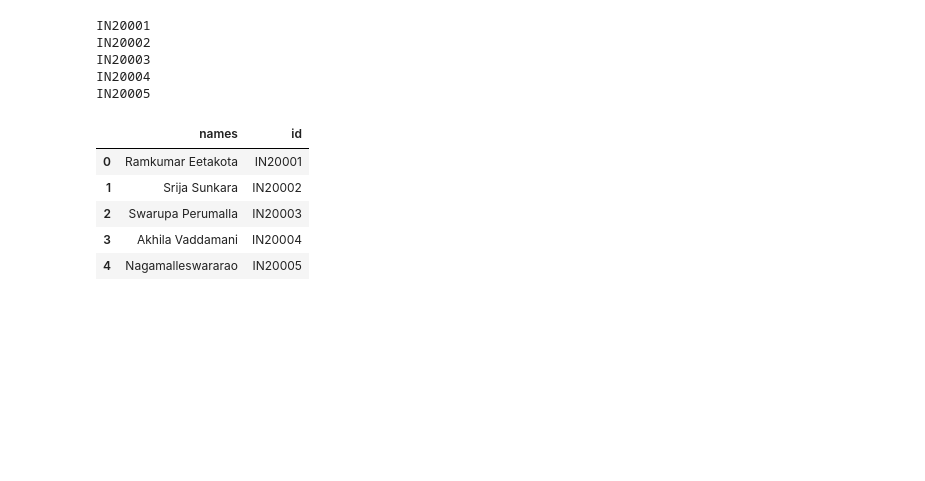
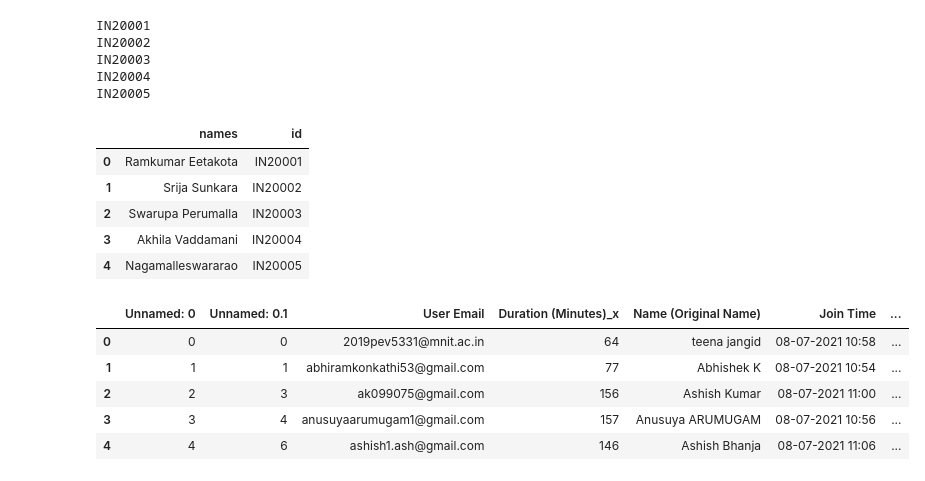
Before and after one commit to Ramkumar-datascience/Python, a Jupyter notebook: Certificate_name_edit.ipynb, the cells around one changed output. Saved outputs shown, nothing was run; the diff lists cells and outputs as text; code cells hidden in the pictures; blank space fills up the shorter version.

```diff
--- a/Certificate_name_edit.ipynb
+++ b/Certificate_name_edit.ipynb
@@ -63,2 +140,13 @@ df
+# %%
+import pandas as pd
+df = pd.read_csv(r".\Workshop_7_Aug\Final_list.csv")
+df.head()
+# %% [output]
+|  | Unnamed: 0 | Unnamed: 0.1 | User Email | Duration (Minutes)_x | Name (Original Name) | Join Time | ... |
+| 0 | 0 | 0 | 2019pev5331@mnit.ac.in | 64 | teena jangid | 08-07-2021 10:58 | ... |
+| 1 | 1 | 1 | abhiramkonkathi53@gmail.com | 77 | Abhishek K | 08-07-2021 10:54 | ... |
+| 2 | 2 | 3 | ak099075@gmail.com | 156 | Ashish Kumar | 08-07-2021 11:00 | ... |
+| 3 | 3 | 4 | anusuyaarumugam1@gmail.com | 157 | Anusuya ARUMUGAM | 08-07-2021 10:56 | ... |
+| 4 | 4 | 6 | ashish1.ash@gmail.com | 146 | Ashish Bhanja | 08-07-2021 11:06 | ... |
 # %%
 #Converting dataframe into dictionary
```
Also changed, not shown: parts of 27 cells of this notebook.
